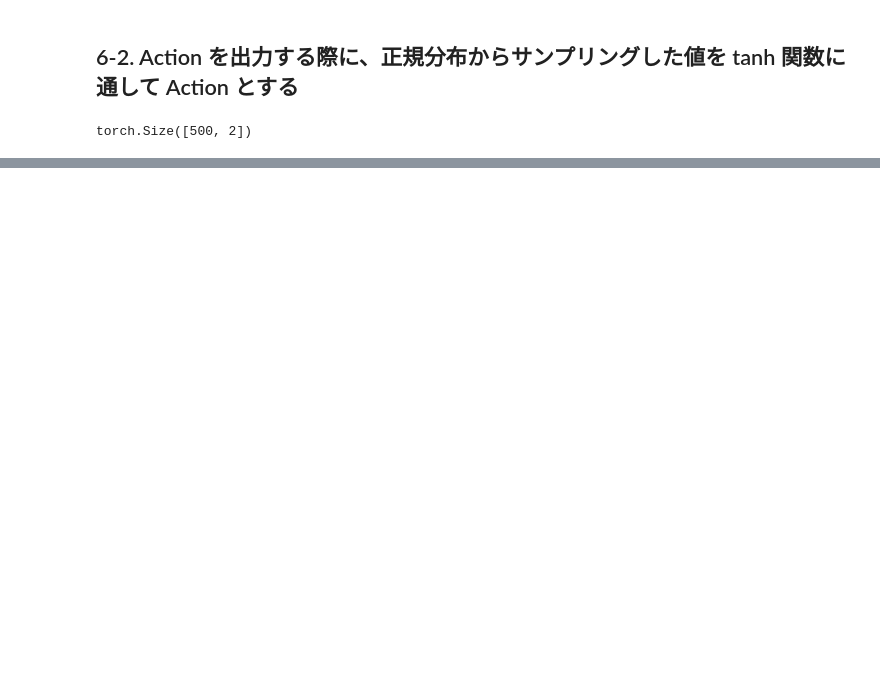
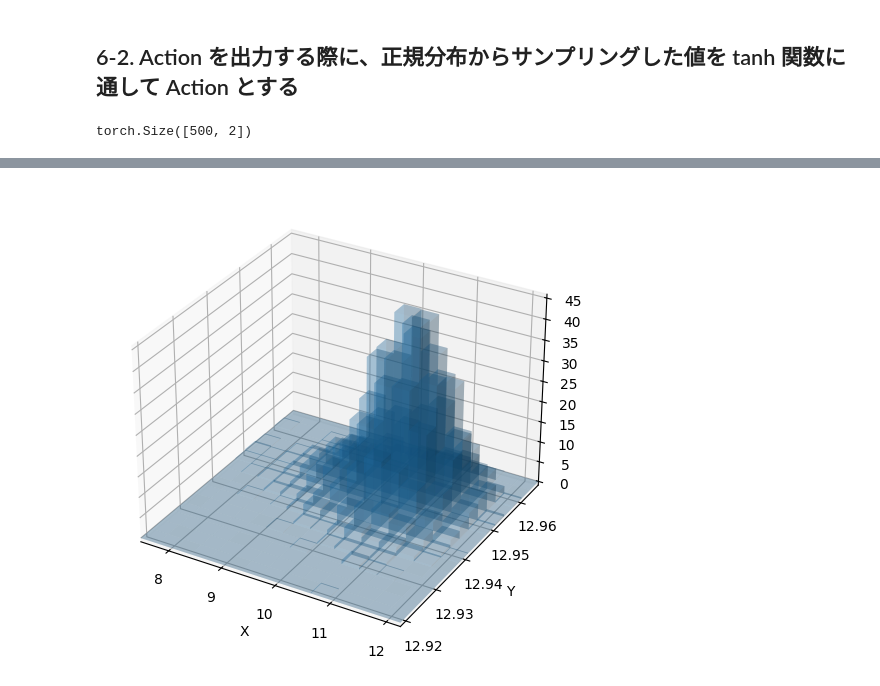
Before and after one commit to siruku6/thesis-trial, a Jupyter notebook: reinforcement_learning/250330_torch_trial_for_advantage_log_prob.ipynb, the cells around one changed output, grey strips where cells are left out. Cells and saved outputs as stored; diff of their text form; code cells hidden in the pictures; blank space fills up the shorter version.

```diff
--- a/reinforcement_learning/250330_torch_trial_for_advantage_log_prob.ipynb
+++ b/reinforcement_learning/250330_torch_trial_for_advantage_log_prob.ipynb
@@ -329,0 +397,4 @@ torch.Size([200]) torch.Size([200]) torch.Size([200, 1])
+# %%
+plot_3d_hist(sampled_actions_scaled[:, 0].numpy(), sampled_actions_scaled[:, 1].numpy(), density=True)
+# %% [output]
+[figure, added]
```
Also changed, not shown: parts of 18 cells of this notebook.
